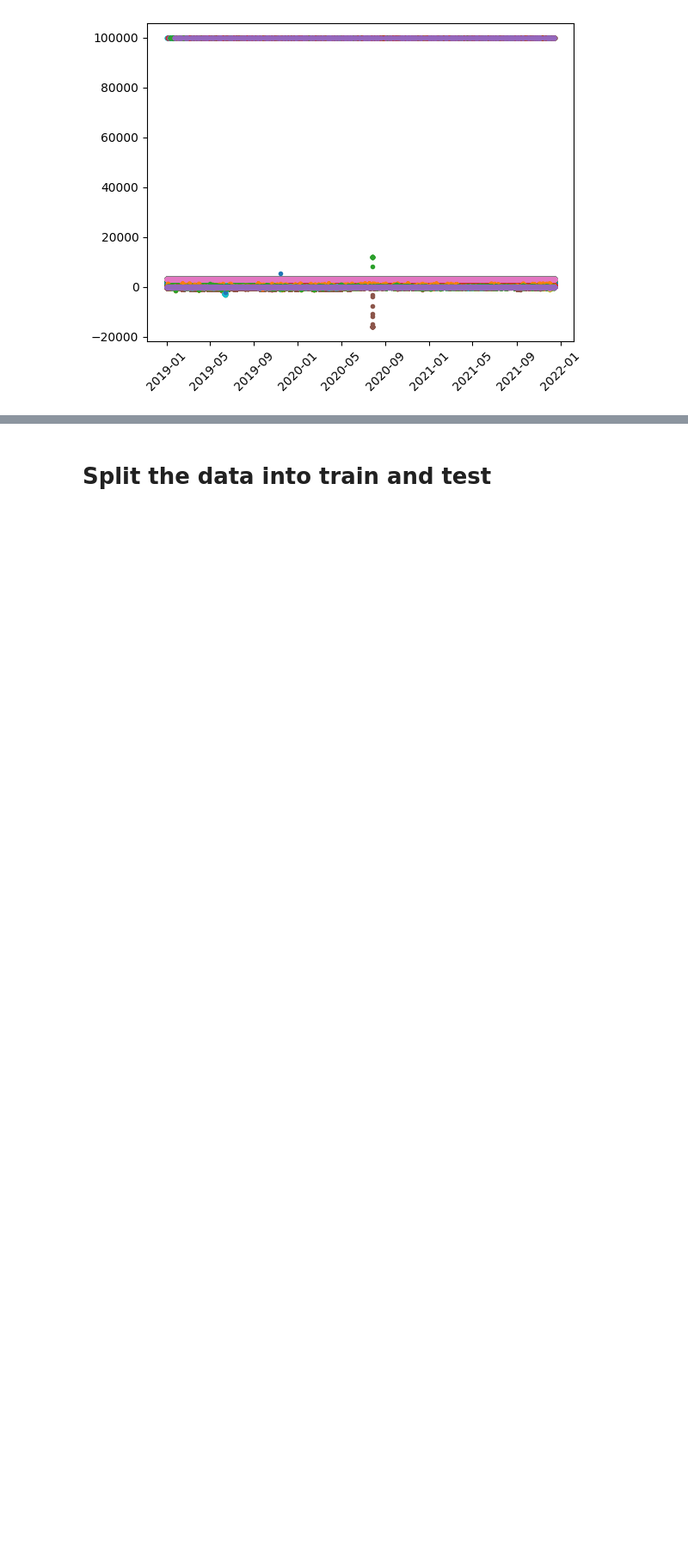
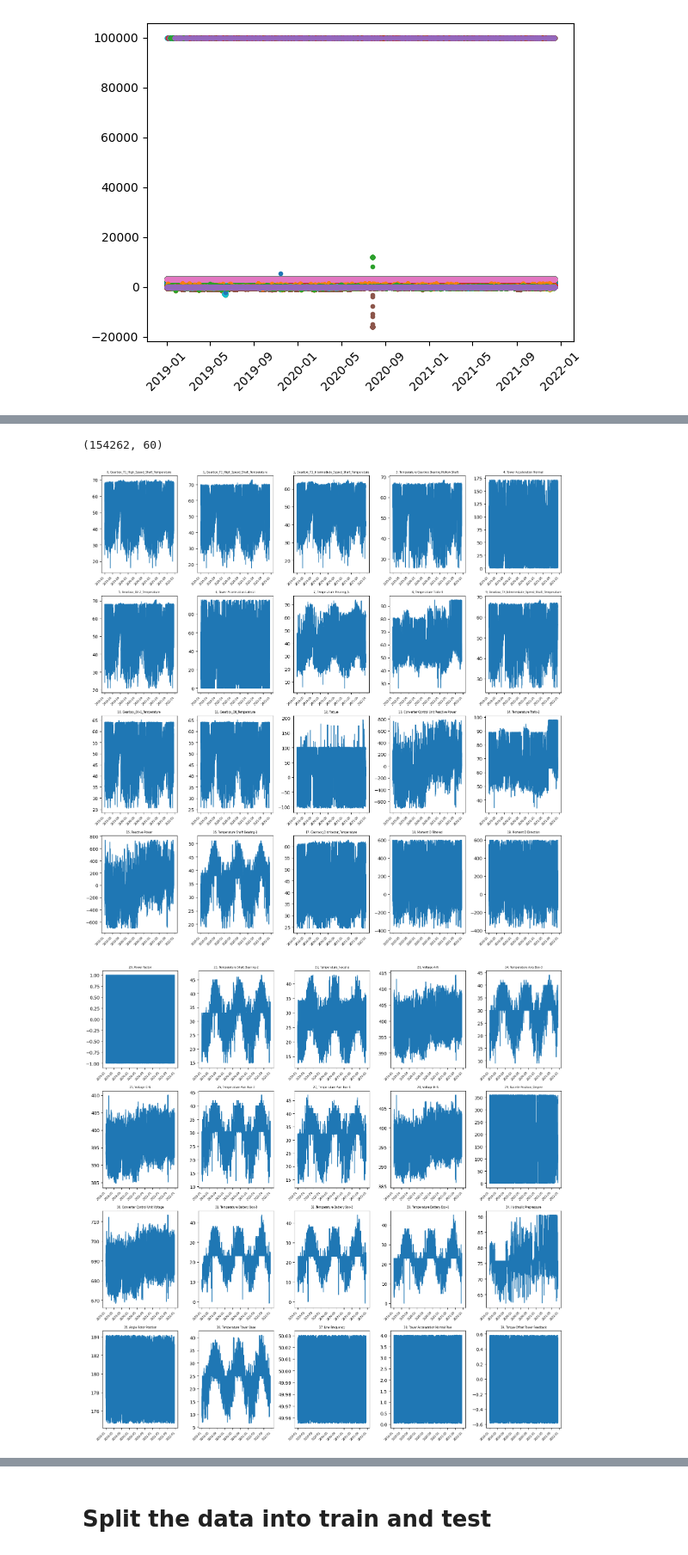
Before and after one commit to arunrajks/time_series_analysis, a Jupyter notebook: wind-turbine-power-forecast.ipynb, the cells around one changed output, grey strips where cells are left out. Shown at 86% size. Saved outputs shown, nothing was run; the diff lists cells and outputs as text; code cells hidden in the pictures; blank space fills up the shorter version.

```diff
--- a/wind-turbine-power-forecast.ipynb
+++ b/wind-turbine-power-forecast.ipynb
@@ -89,0 +182,3 @@ plt.xticks(rotation=45);
+# %%
+df_feature_clean_= df_feature_clean.drop(df_feature_clean.columns[[20,21,39,40,42,43,44,47,48,49,50,55,56,57,61,74]],axis=1)
+df_feature_clean_.head()
@@ -89,0 +193,18 @@ plt.xticks(rotation=45);
+# %%
+df_feature_clean_.shape
+# %% [output]
+(154262, 60)
+# %%
+
+# time series for each feature
+n_rows=4
+n_cols=5
+
+fig_fun(df_feature_clean_,0,20,n_rows,n_cols)
+plt.show()
+fig_fun(df_feature_clean_,20,40,n_rows,n_cols)
+plt.show()
+fig_fun(df_feature_clean_,40,60,n_rows,n_cols)
+# %% [output]
+[figure, added]
+[figure, added]
```
Also changed, not shown: parts of 21 cells of this notebook.
